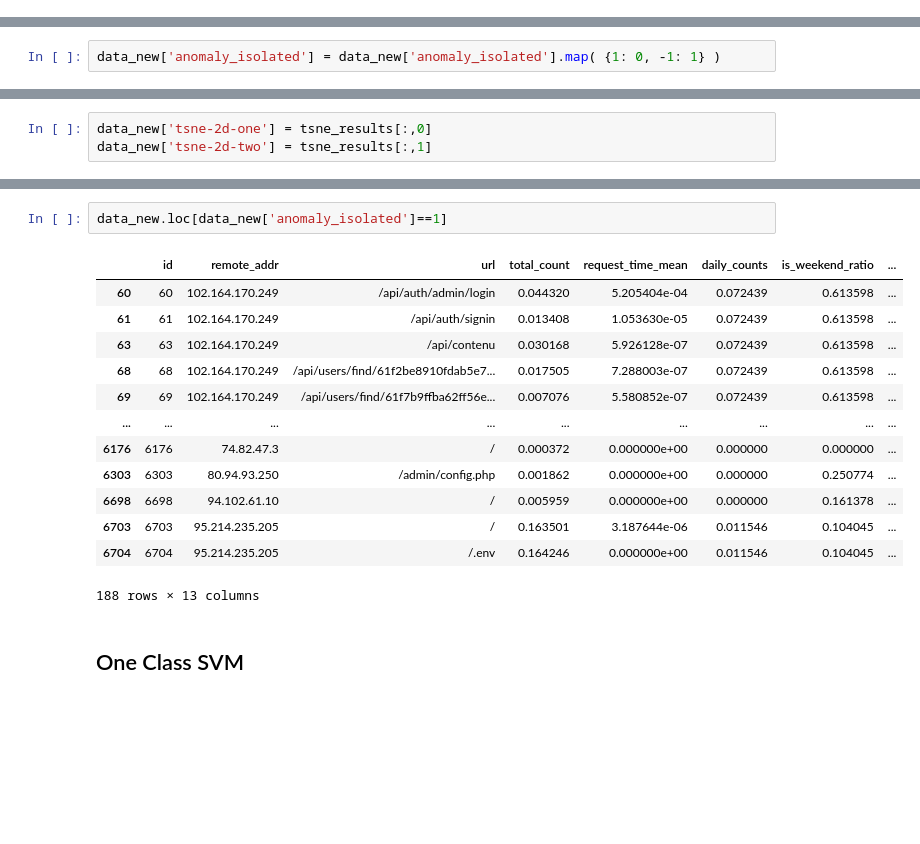
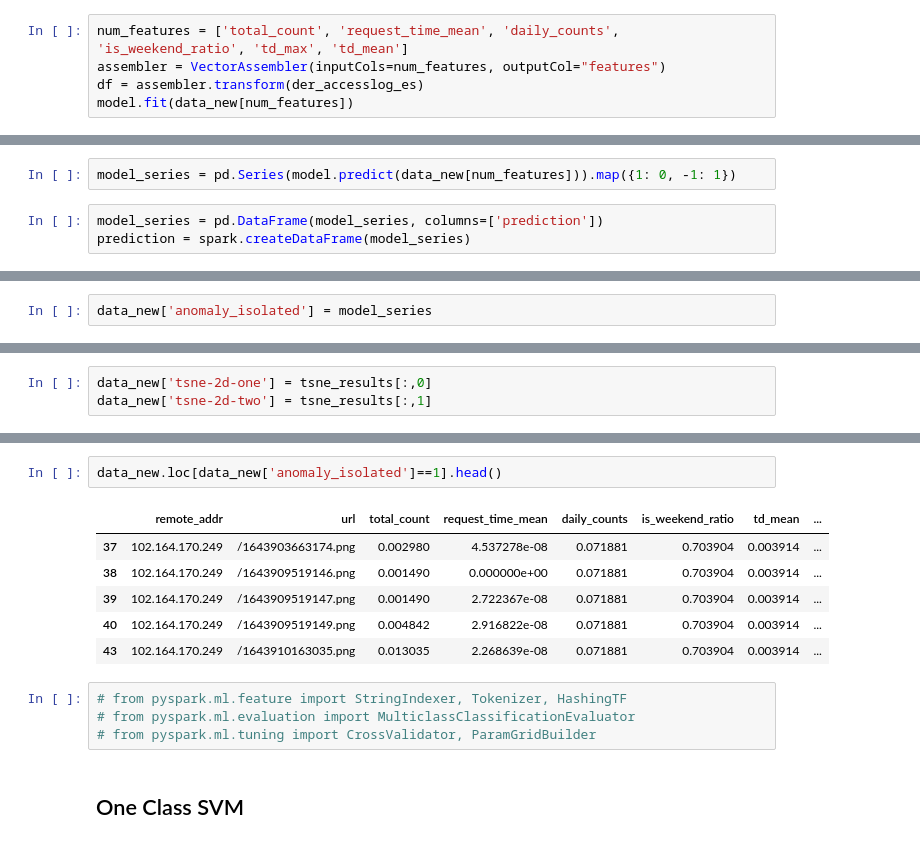
Before and after one commit to mblaster00/Data-Pipeline-For-Anomalies-Detection, a Jupyter notebook: Model_Anomalies_Detection_Based_On_Nginx_AccessLog.ipynb, the cells around one changed output, grey strips where cells are left out. Saved outputs shown, nothing was run; the diff lists cells and outputs as text; blank space fills up the shorter version.

```diff
--- a/Model_Anomalies_Detection_Based_On_Nginx_AccessLog.ipynb
+++ b/Model_Anomalies_Detection_Based_On_Nginx_AccessLog.ipynb
@@ -906,0 +812,5 @@ data_new['anomaly_isolated'] = pd.Series(model.predict(data_new[num_features]))
+# %%
+num_features = ['total_count', 'request_time_mean', 'daily_counts', 'is_weekend_ratio', 'td_max', 'td_mean']
+assembler = VectorAssembler(inputCols=num_features, outputCol="features")
+df = assembler.transform(der_accesslog_es)
+model.fit(data_new[num_features])
@@ -907,2 +821,5 @@ data_new['anomaly_isolated'] = pd.Series(model.predict(data_new[num_features]))
 # %%
-data_new['anomaly_isolated'] = data_new['anomaly_isolated'].map( {1: 0, -1: 1} )
+model_series = pd.Series(model.predict(data_new[num_features])).map({1: 0, -1: 1})
+# %%
+model_series = pd.DataFrame(model_series, columns=['prediction'])
+prediction = spark.createDataFrame(model_series)
@@ -909,3 +844,5 @@ data_new['anomaly_isolated'] = data_new['anomaly_isolated'].map( {1: 0, -1: 1} )
+# %%
+data_new['anomaly_isolated'] = model_series
 # %%
 data_new['anomaly_isolated'].value_counts()
 # %% [output]
@@ -948,19 +887,16 @@ sns.scatterplot(
 # %%
-data_new.loc[data_new['anomaly_isolated']==1]
+data_new.loc[data_new['anomaly_isolated']==1].head()
 # %% [output]
-|  | id | remote_addr | url | total_count | request_time_mean | daily_counts | is_weekend_ratio | ... |
-| 60 | 60 | 102.164.170.249 | /api/auth/admin/login | 0.044320 | 5.205404e-04 | 0.072439 | 0.613598 | ... |
-| 61 | 61 | 102.164.170.249 | /api/auth/signin | 0.013408 | 1.053630e-05 | 0.072439 | 0.613598 | ... |
-| 63 | 63 | 102.164.170.249 | /api/contenu | 0.030168 | 5.926128e-07 | 0.072439 | 0.613598 | ... |
-| 68 | 68 | 102.164.170.249 | /api/users/find/61f2be8910fdab5e7... | 0.017505 | 7.288003e-07 | 0.072439 | 0.613598 | ... |
-| 69 | 69 | 102.164.170.249 | /api/users/find/61f7b9ffba62ff56e... | 0.007076 | 5.580852e-07 | 0.072439 | 0.613598 | ... |
-| ... | ... | ... | ... | ... | ... | ... | ... | ... |
-| 6176 | 6176 | 74.82.47.3 | / | 0.000372 | 0.000000e+00 | 0.000000 | 0.000000 | ... |
-| 6303 | 6303 | 80.94.93.250 | /admin/config.php | 0.001862 | 0.000000e+00 | 0.000000 | 0.250774 | ... |
-| 6698 | 6698 | 94.102.61.10 | / | 0.005959 | 0.000000e+00 | 0.000000 | 0.161378 | ... |
-| 6703 | 6703 | 95.214.235.205 | / | 0.163501 | 3.187644e-06 | 0.011546 | 0.104045 | ... |
-| 6704 | 6704 | 95.214.235.205 | /.env | 0.164246 | 0.000000e+00 | 0.011546 | 0.104045 | ... |
+|  | remote_addr | url | total_count | request_time_mean | daily_counts | is_weekend_ratio | td_mean | ... |
+| 37 | 102.164.170.249 | /1643903663174.png | 0.002980 | 4.537278e-08 | 0.071881 | 0.703904 | 0.003914 | ... |
+| 38 | 102.164.170.249 | /1643909519146.png | 0.001490 | 0.000000e+00 | 0.071881 | 0.703904 | 0.003914 | ... |
+| 39 | 102.164.170.249 | /1643909519147.png | 0.001490 | 2.722367e-08 | 0.071881 | 0.703904 | 0.003914 | ... |
+| 40 | 102.164.170.249 | /1643909519149.png | 0.004842 | 2.916822e-08 | 0.071881 | 0.703904 | 0.003914 | ... |
+| 43 | 102.164.170.249 | /1643910163035.png | 0.013035 | 2.268639e-08 | 0.071881 | 0.703904 | 0.003914 | ... |
-188 rows × 13 columns
+# %%
+# from pyspark.ml.feature import StringIndexer, Tokenizer, HashingTF
+# from pyspark.ml.evaluation import MulticlassClassificationEvaluator
+# from pyspark.ml.tuning import CrossValidator, ParamGridBuilder
 # %% [markdown]
 <h2>One Class SVM</h2>
 # %%
```
Also changed, not shown: parts of 75 cells of this notebook, 47 other files.
